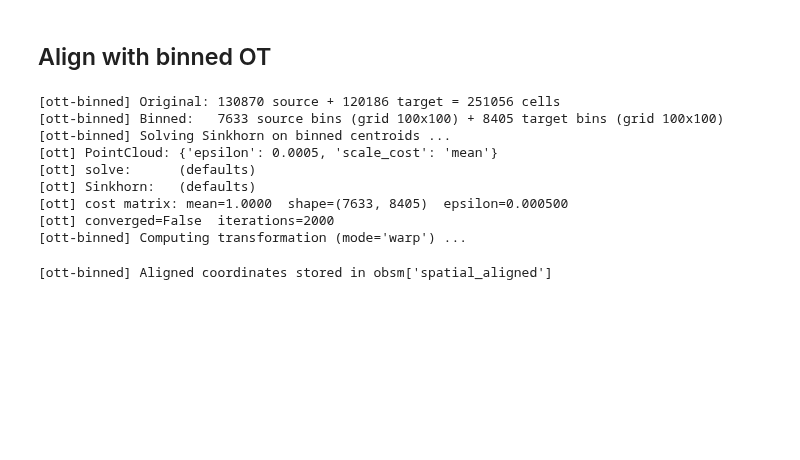
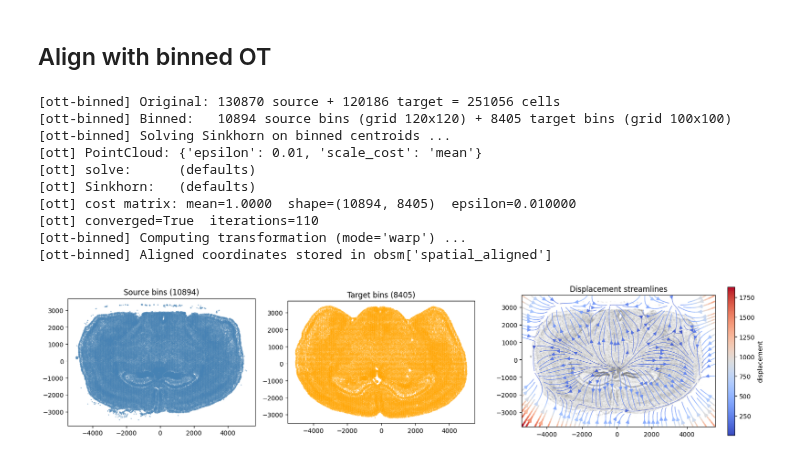
Before and after one commit to selmanozleyen/squidpy, a Jupyter notebook: docs2/notebooks/alignment-scoring-demo-squidpy.ipynb, the cells around one changed output. Drawn from its saved outputs; the diff is of its cells as text; code cells hidden in the pictures; blank space fills up the shorter version.

```diff
--- a/docs2/notebooks/alignment-scoring-demo-squidpy.ipynb
+++ b/docs2/notebooks/alignment-scoring-demo-squidpy.ipynb
@@ -77,21 +74,27 @@ sq.experimental.tl.align(
     adata_xenium,
     adata_merfish,
     method="optimal_transport",
-    n_bins=100,
+    n_bins=(120, 100),
     verbose=True,
-    solve_kwargs={"epsilon": 5e-4},
+    solve_kwargs={"epsilon": 1e-2},
 )
 # %% [output]
 [ott-binned] Original: 130870 source + 120186 target = 251056 cells
-[ott-binned] Binned:   7633 source bins (grid 100x100) + 8405 target bins (grid 100x100)
+[ott-binned] Binned:   10894 source bins (grid 120x120) + 8405 target bins (grid 100x100)
 [ott-binned] Solving Sinkhorn on binned centroids ...
-[ott] PointCloud: {'epsilon': 0.0005, 'scale_cost': 'mean'}
+[ott] PointCloud: {'epsilon': 0.01, 'scale_cost': 'mean'}
 [ott] solve:      (defaults)
 [ott] Sinkhorn:   (defaults)
-[ott] cost matrix: mean=1.0000  shape=(7633, 8405)  epsilon=0.000500
-[ott] converged=False  iterations=2000
+[ott] cost matrix: mean=1.0000  shape=(10894, 8405)  epsilon=0.010000
+[ott] converged=True  iterations=110
 [ott-binned] Computing transformation (mode='warp') ...
+[ott-binned] Aligned coordinates stored in obsm['spatial_aligned']
-[ott-binned] Aligned coordinates stored in obsm['spatial_aligned']
+# %%
+# All 5 panels (default)
+adata_source, adata_target = adata_xenium, adata_merfish
+sq.experimental.tl.plot_ot_alignment(adata_source, adata_target, panels=["bins", "stream"]);
+# %% [output]
+[figure, added]
 # %%
 aligned = adata_xenium.obsm["spatial_aligned"]
 merfish_coords = adata_merfish.obsm["spatial"]
```
Also changed, not shown: parts of 6 cells of this notebook, 3 other files.
